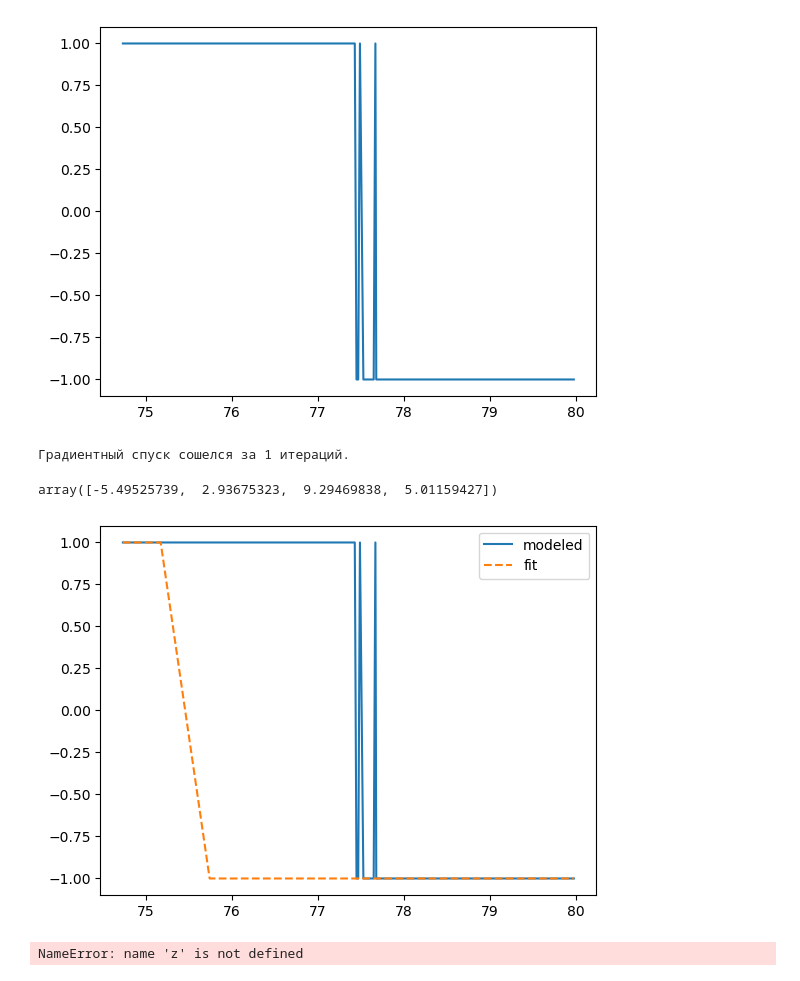
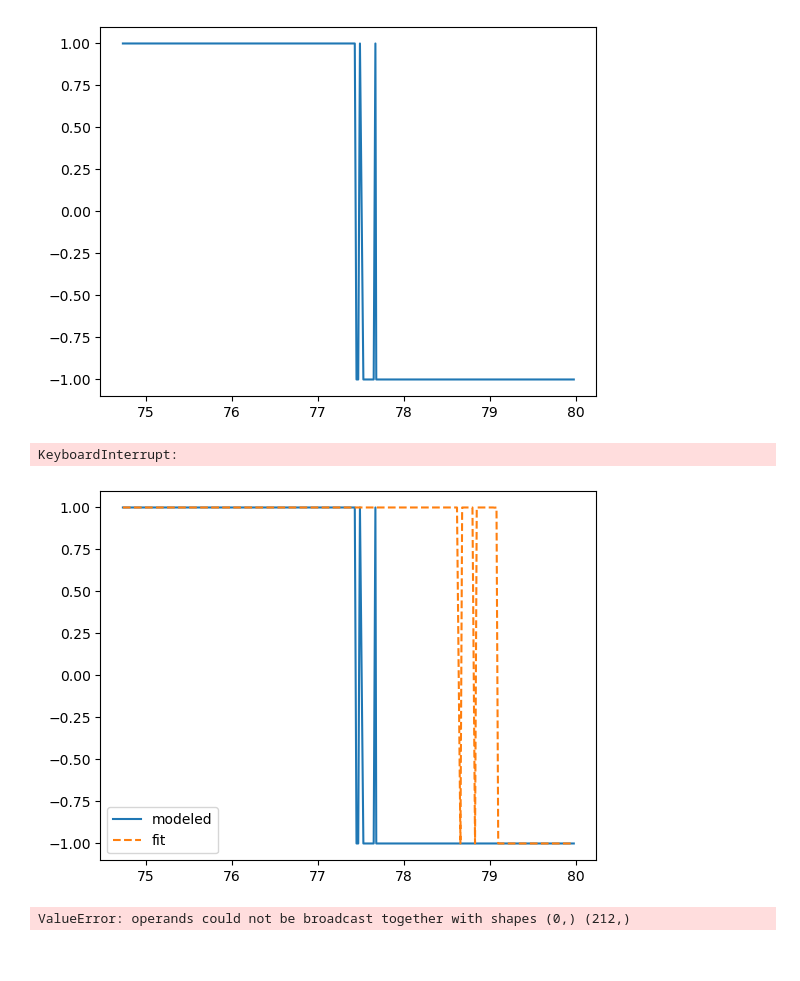
Before and after one commit to Stellaerranti/Spassov, a Jupyter notebook: spassov.ipynb, the cells around one changed output. Drawn from its saved outputs; the diff is of its cells as text; code cells hidden in the pictures.

```diff
--- a/spassov.ipynb
+++ b/spassov.ipynb
@@ -78,20 +92,18 @@ depth , fraction_data = np.loadtxt('ez.txt', unpack = True)
 
 c1 = 73
 c2 = 74.5
+# %%
+params = [1.9,3.1,8.,5.]
 # %%
-M = get_magnetisation(depth,1.9,3.1,8,5)
+M = get_magnetisation(depth,params)
 #M = get_magnetisation(depth,8.9,1.8,5.6,7.2)
 plt.plot(depth,M)
 # %% [output]
 [<matplotlib.lines.Line2D at 0x...>]
 [figure]
 # %%
-initial_guess = [2., 3., 7., 5.]
+initial_guess = np.array([2., 3., 7., 5.])
-# %%
-optimal_params = gradient_descent(depth, M, initial_guess)
-# %% [output]
-Градиентный спуск сошелся за 1 итераций.
-# %%
-optimal_params
-# %% [output]
-array([-5.49525739,  2.93675323,  9.29469838,  5.01159427])
+# %%
+optimized_params = gradient_descent_with_momentum(fraction_data, depth, initial_guess, weight=0.5, momentum=0.9)
+# %% [output]
+KeyboardInterrupt:
@@ -98,19 +112,19 @@ array([-5.49525739,  2.93675323,  9.29469838,  5.01159427])
 # %%
 plt.plot(depth,M,label = 'modeled')
-plt.plot(depth,get_magnetisation(depth,optimal_params[0],optimal_params[1],optimal_params[2],optimal_params[3]),label = 'fit',linestyle = 'dashed')
+plt.plot(depth,get_magnetisation(depth,optimized_params),label = 'fit',linestyle = 'dashed')
 plt.legend()
 plt.savefig('test')
 plt.show()
 # %% [output]
-[figure, old version]
+[figure, new version]
 # %%
-l_initial = l(4,z,8.9,5.6,1.8,7.2)
-l_fit = l(4,z,optimal_params[0],optimal_params[2],optimal_params[1],optimal_params[3])
+l_initial = l(4,depth,params[0],params[2],params[1],params[3])
+l_fit = l(4,depth,optimized_params[0],optimized_params[2],optimized_params[1],optimized_params[3])
 
-plt.plot(z,l_initial,label = 'modeled')
-plt.plot(z,l_fit,label = 'fit',linestyle = 'dashed')
+plt.plot(depth,l_initial,label = 'modeled')
+plt.plot(depth,l_fit,label = 'fit',linestyle = 'dashed')
 plt.legend()
 plt.savefig('test_lock-in')
 plt.show()
 # %% [output]
-NameError: name 'z' is not defined
+ValueError: operands could not be broadcast together with shapes (0,) (212,)
```
Also changed, not shown: parts of 10 cells of this notebook, 2 other files.
